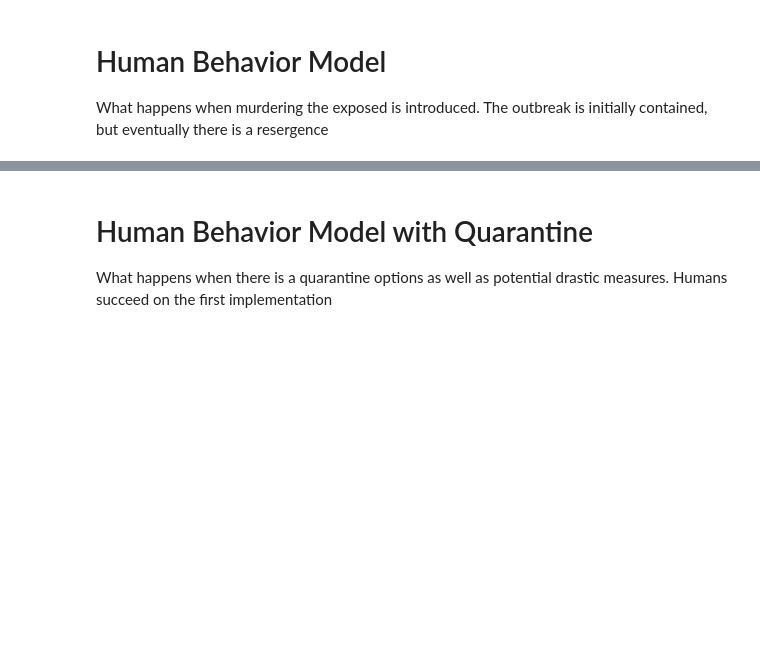
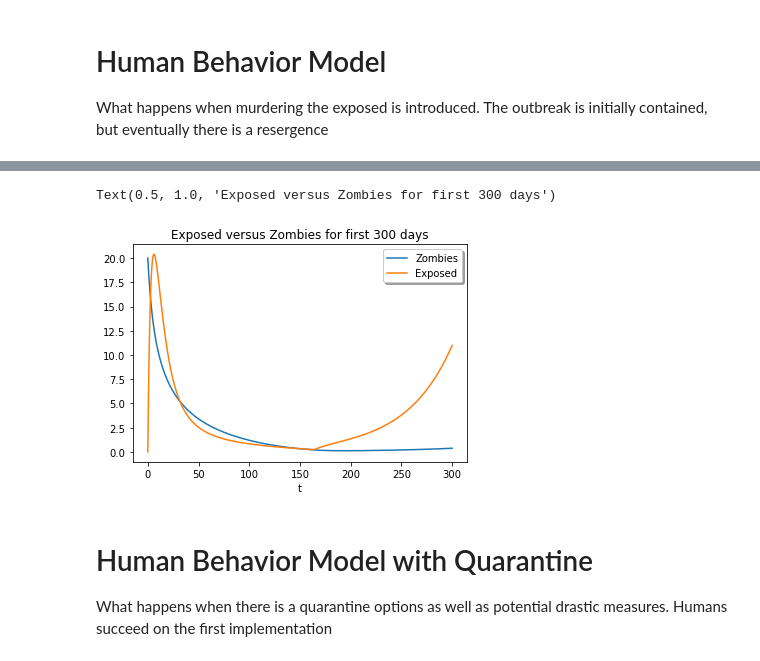
Before and after one commit to lbotti319/zombies, a Jupyter notebook: HumansWinning.ipynb, the cells around one changed output, grey strips where cells are left out. Saved outputs shown, nothing was run; the diff lists cells and outputs as text; code cells hidden in the pictures; blank space fills up the shorter version.

```diff
--- a/HumansWinning.ipynb
+++ b/HumansWinning.ipynb
@@ -54,3 +54,11 @@ behavior_plot(solution)
+# %%
+plt.plot(solution.t[0:300*20], solution.y.T[0:300*20,:][:,[1,2]])
+plt.xlabel('t')
+plt.legend(['Zombies', 'Exposed'], shadow=True, loc='upper right')
+plt.title('Exposed versus Zombies for first 300 days')
+# %% [output]
+Text(0.5, 1.0, 'Exposed versus Zombies for first 300 days')
+[figure, added]
 # %% [markdown]
 # Human Behavior Model with Quarantine
 
```
Also changed, not shown: parts of 2 cells of this notebook, 3 other files.
